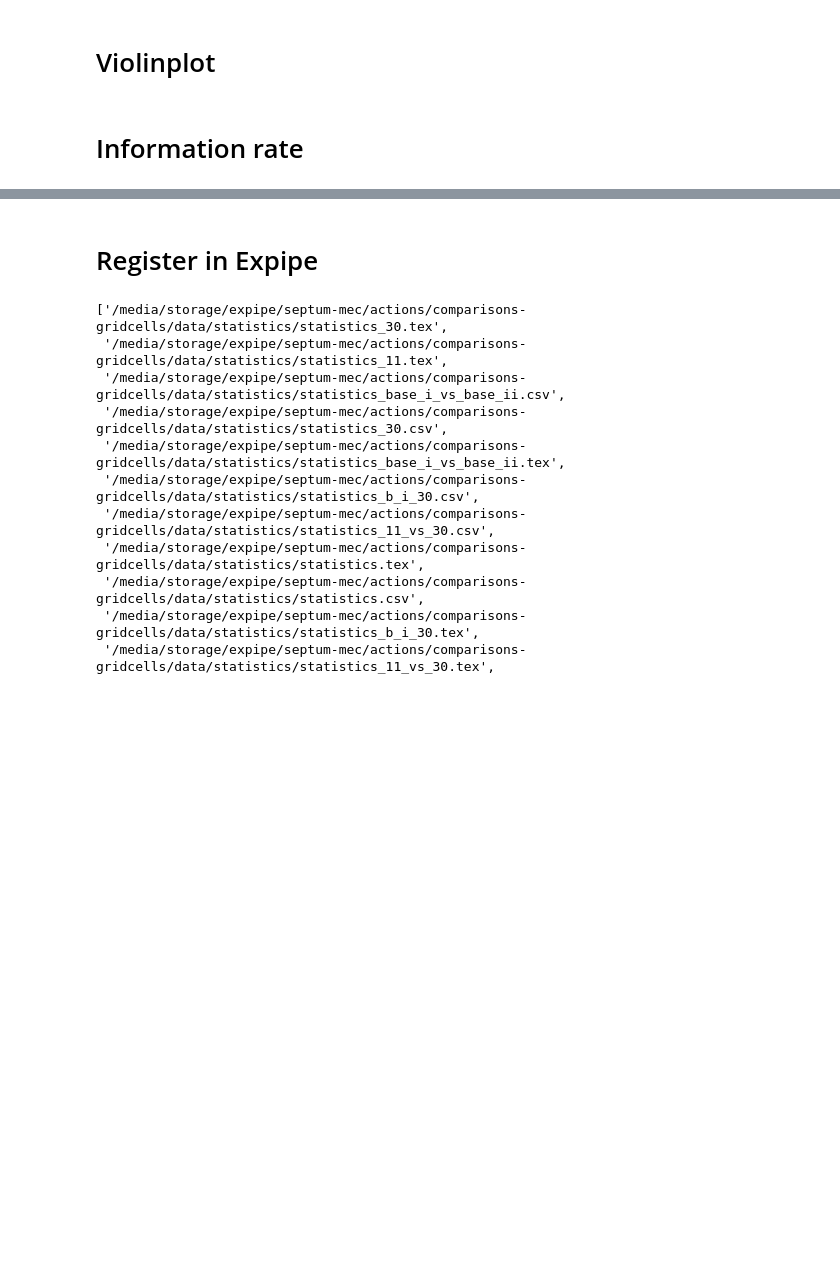
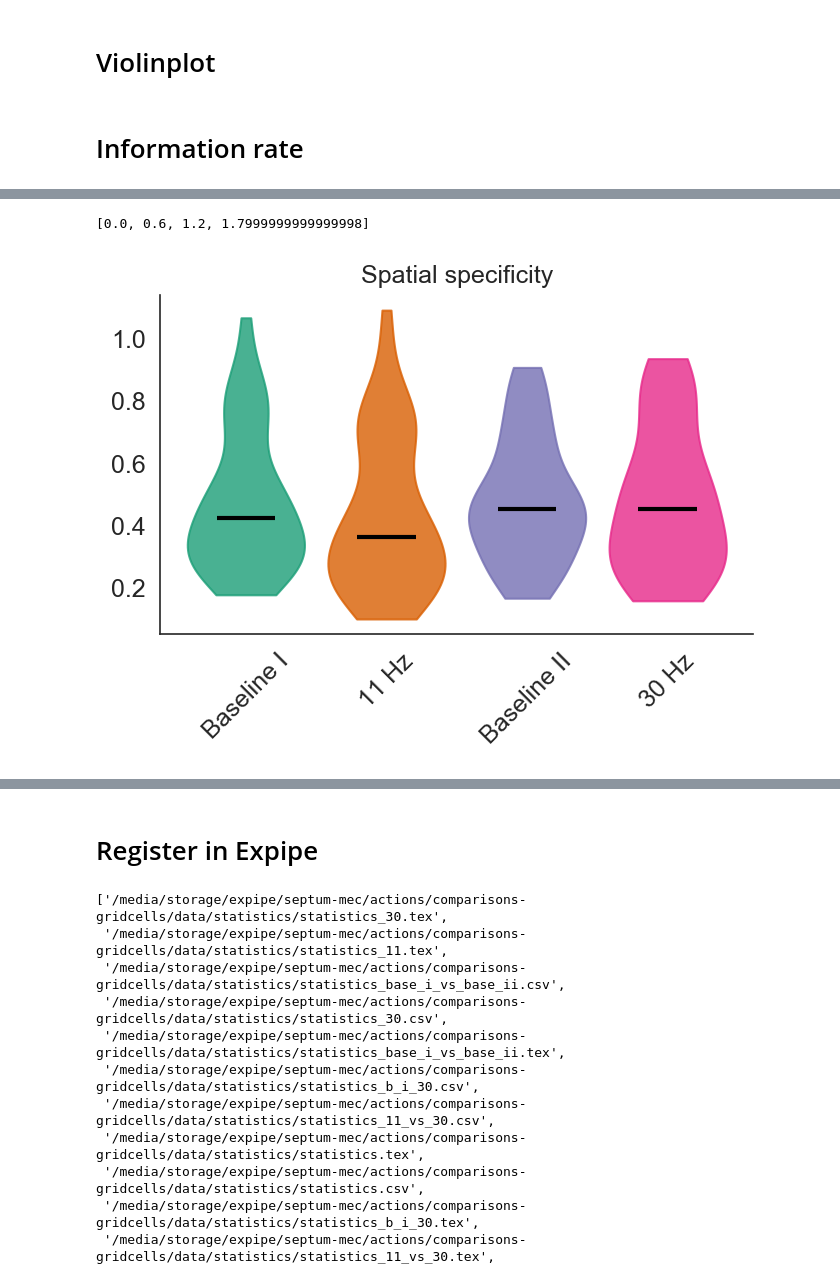
Before and after one commit to CINPLA/septum-mec, a Jupyter notebook: notebooks/20_comparisons_gridcells.ipynb, the cells around one changed output, grey strips where cells are left out. Cells and saved outputs as stored; diff of their text form; code cells hidden in the pictures; blank space fills up the shorter version.

```diff
--- a/notebooks/20_comparisons_gridcells.ipynb
+++ b/notebooks/20_comparisons_gridcells.ipynb
@@ -759,0 +445,9 @@ U-test: U value 597.0 p value 0.7367223883759668
+# %%
+violinplot([results['specificity'].loc[:,label].dropna().to_numpy() for label in labels], xticks=labels, colors=colors)
+plt.title("Spatial specificity")
+plt.ylabel("")
+
+savefig(output_path / "figures" / "specificity")
+# %% [output]
+[0.0, 0.6, 1.2, 1.7999999999999998]
+[figure, added]
```
Also changed, not shown: parts of 61 cells of this notebook, 29 other files.
